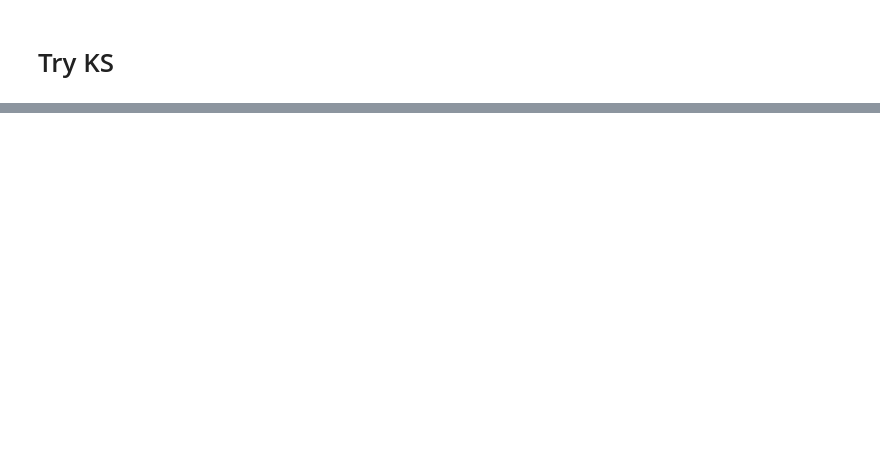
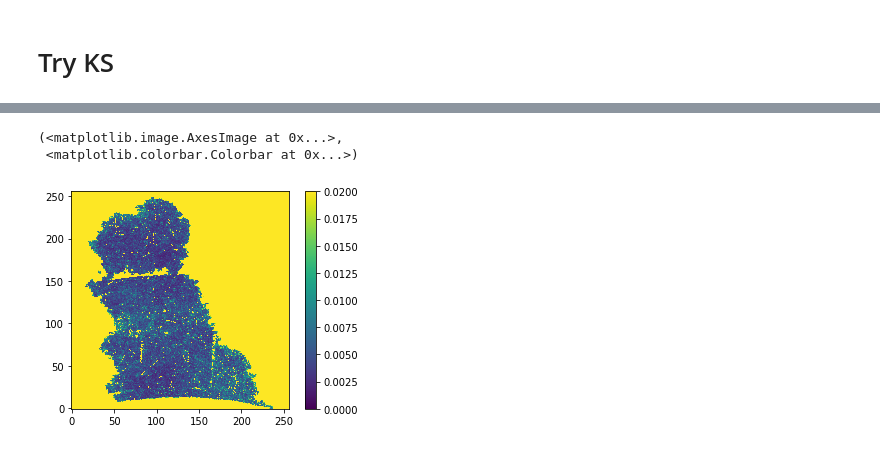
Before and after one commit to NiallJeffrey/DeepMass, a Jupyter notebook: picola_training.ipynb, the cells around one changed output, grey strips where cells are left out. Saved outputs shown, nothing was run; the diff lists cells and outputs as text; code cells hidden in the pictures; blank space fills up the shorter version.

```diff
--- a/picola_training.ipynb
+++ b/picola_training.ipynb
@@ -290,0 +396,8 @@ _ = plt.imshow(patch_smoothed*sv_mask, origin='lower'), plt.colorbar()
+# %%
+Ncov = np.where(count_gnomview>0.0, 2.0 * std_e1 * std_e1 / count_gnomview, 1e18)
+# %%
+plt.imshow(Ncov, clim = (0,.02), origin='lower'), plt.colorbar()
+# %% [output]
+(<matplotlib.image.AxesImage at 0x...>,
+ <matplotlib.colorbar.Colorbar at 0x...>)
+[figure, added]
```
Also changed, not shown: parts of 25 cells of this notebook.
